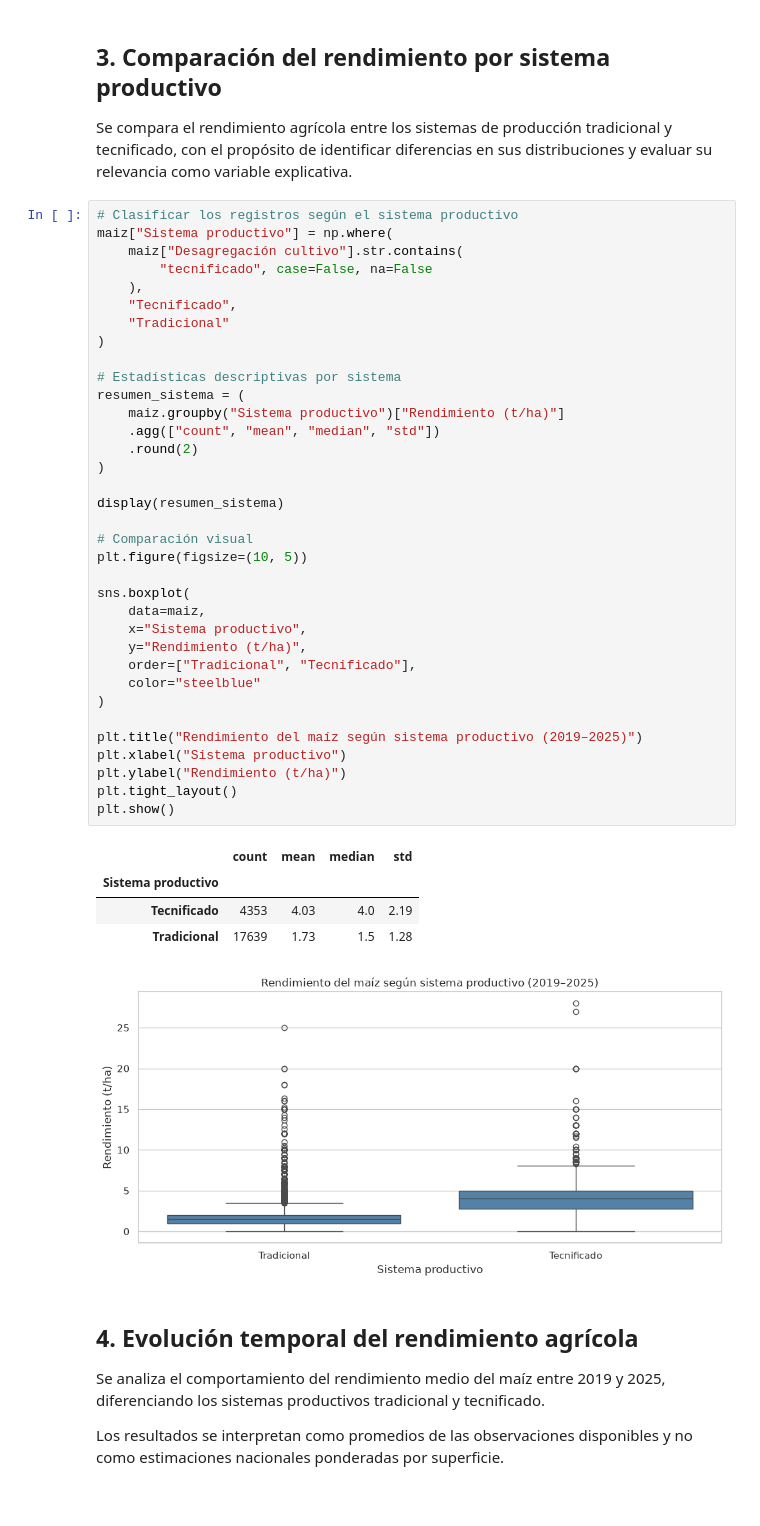
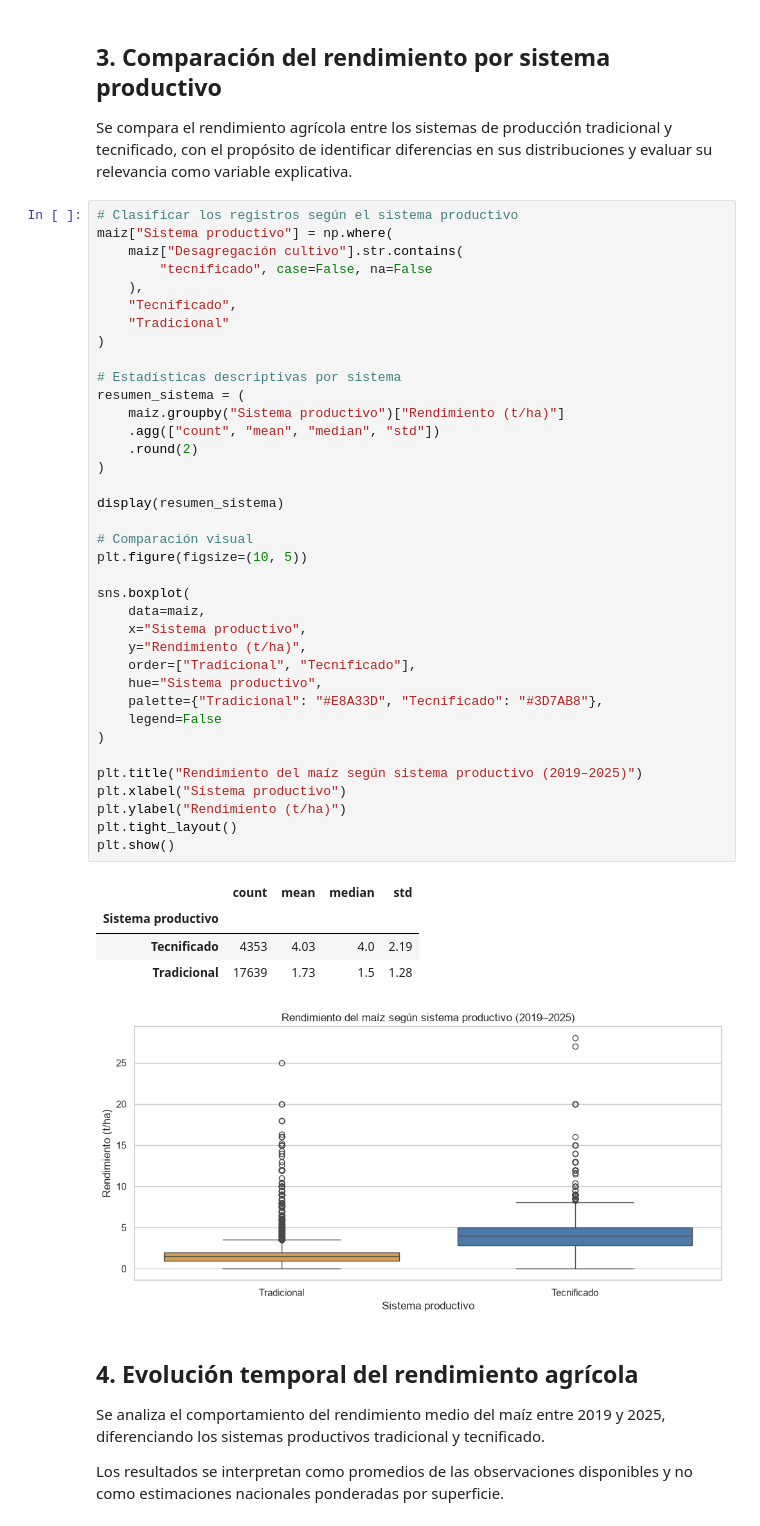
Before and after one commit to VicKingo98/agropredict-colombia, a Jupyter notebook: notebooks/01_eda_maiz.ipynb, the cells around one changed output. Cells and saved outputs as stored; diff of their text form.

```diff
--- a/notebooks/01_eda_maiz.ipynb
+++ b/notebooks/01_eda_maiz.ipynb
@@ -124,35 +168,37 @@ maiz["Sistema productivo"] = np.where(
 
 # Estadísticas descriptivas por sistema
 resumen_sistema = (
     maiz.groupby("Sistema productivo")["Rendimiento (t/ha)"]
     .agg(["count", "mean", "median", "std"])
     .round(2)
 )
 
 display(resumen_sistema)
 
 # Comparación visual
 plt.figure(figsize=(10, 5))
 
 sns.boxplot(
     data=maiz,
     x="Sistema productivo",
     y="Rendimiento (t/ha)",
     order=["Tradicional", "Tecnificado"],
-    color="steelblue"
+    hue="Sistema productivo",
+    palette={"Tradicional": "#E8A33D", "Tecnificado": "#3D7AB8"},
+    legend=False
 )
 
 plt.title("Rendimiento del maíz según sistema productivo (2019–2025)")
 plt.xlabel("Sistema productivo")
 plt.ylabel("Rendimiento (t/ha)")
 plt.tight_layout()
 plt.show()
 # %% [output]
 |  | count | mean | median | std |
 | Sistema productivo |  |  |  |  |
 | Tecnificado | 4353 | 4.03 | 4.0 | 2.19 |
 | Tradicional | 17639 | 1.73 | 1.5 | 1.28 |
-[figure, old version]
+[figure, new version]
 # %% [markdown]
 ## 4. Evolución temporal del rendimiento agrícola
 
```
Also changed, not shown: parts of 5 cells of this notebook, 3 other files.
